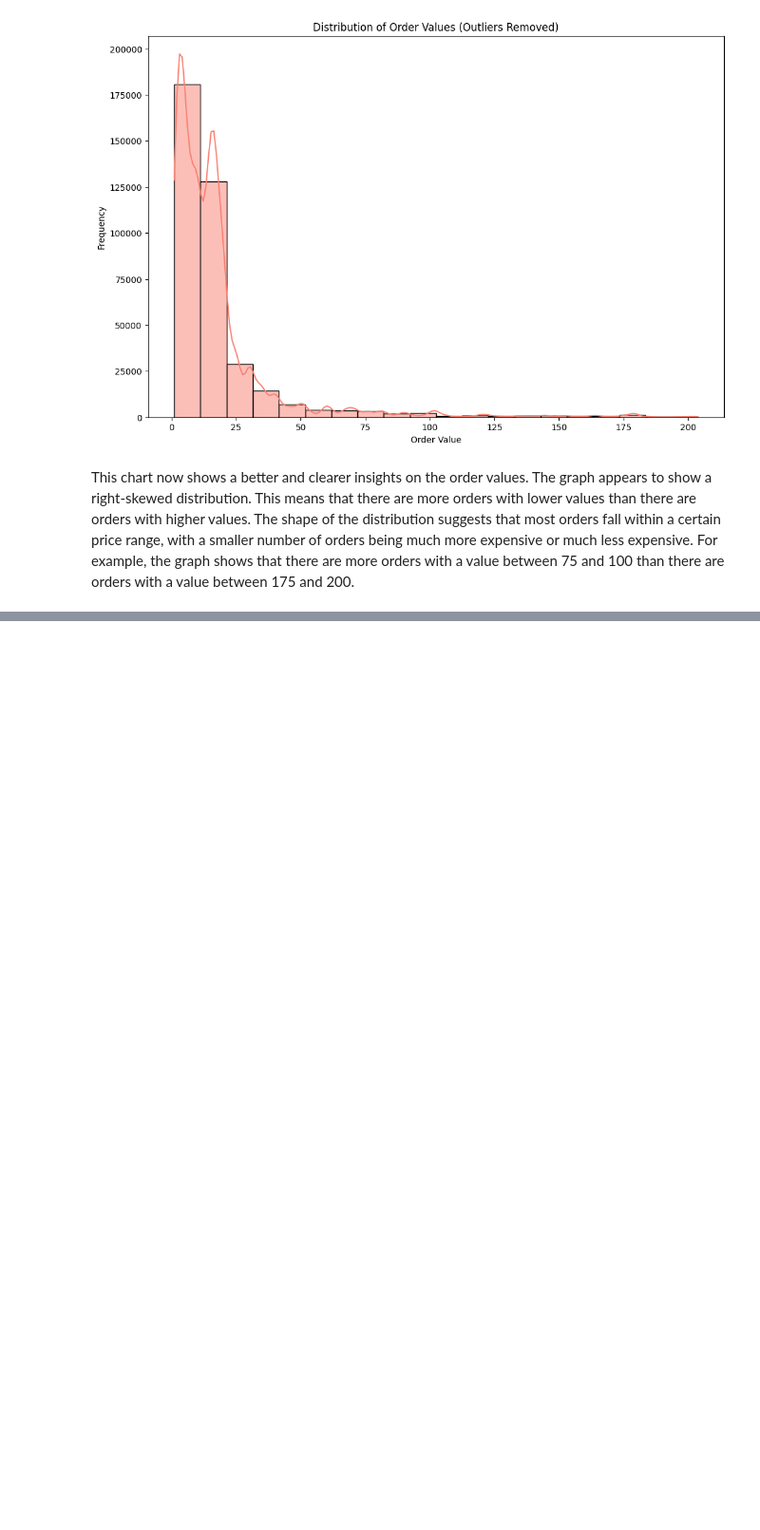
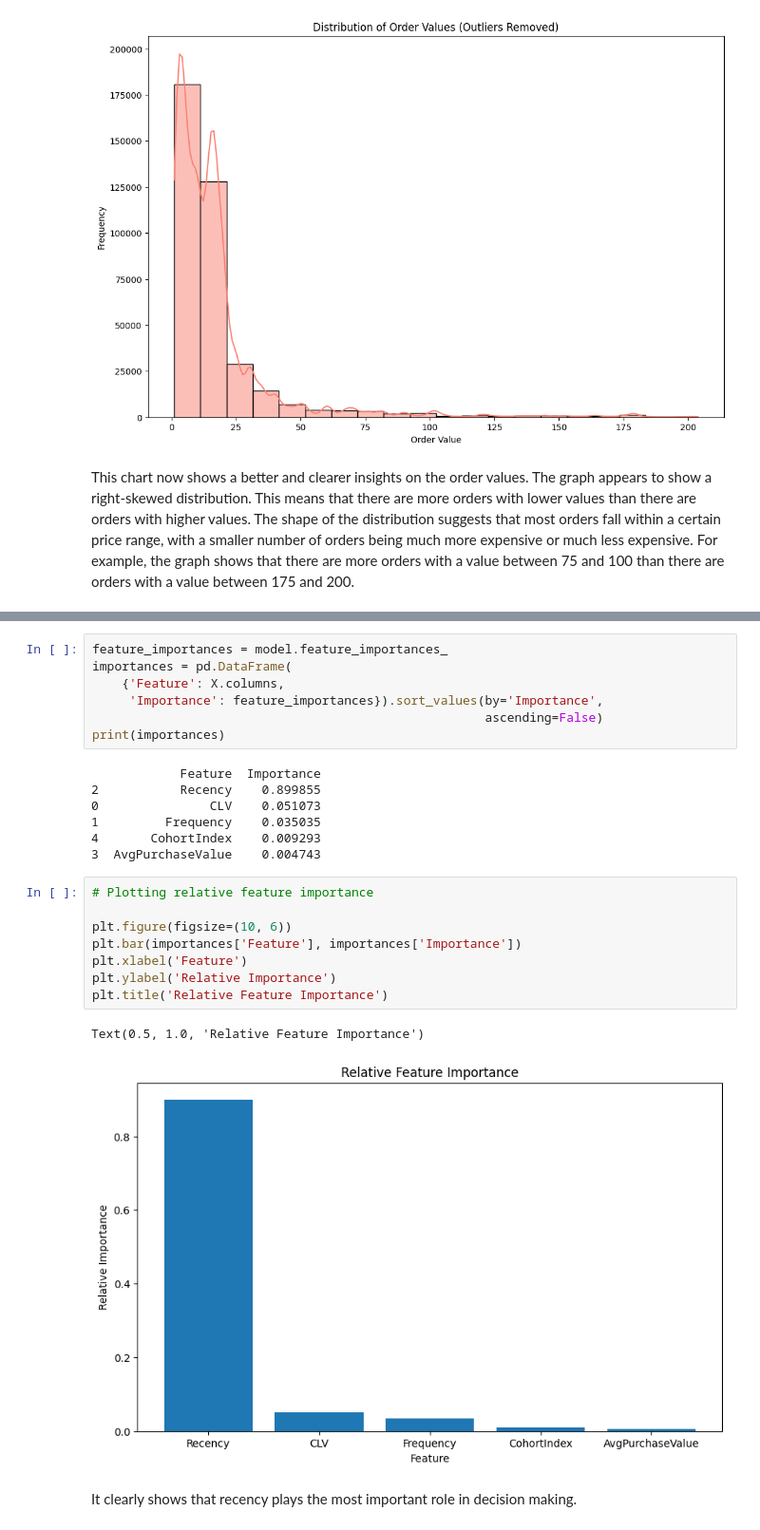
Before and after one commit to arko-saha/Ecommerce-Customer-Analysis, a Jupyter notebook: Customer_Retention_Analytics.ipynb, the cells around one changed output, grey strips where cells are left out. Shown at 95% size. Cells and saved outputs as stored; diff of their text form; blank space fills up the shorter version.

```diff
--- a/Customer_Retention_Analytics.ipynb
+++ b/Customer_Retention_Analytics.ipynb
@@ -500,0 +730,27 @@ This chart now shows a better and clearer insights on the order values. The grap
+# %%
+feature_importances = model.feature_importances_
+importances = pd.DataFrame(
+    {'Feature': X.columns,
+     'Importance': feature_importances}).sort_values(by='Importance',
+                                                     ascending=False)
+print(importances)
+# %% [output]
+            Feature  Importance
+2           Recency    0.899855
+0               CLV    0.051073
+1         Frequency    0.035035
+4       CohortIndex    0.009293
+3  AvgPurchaseValue    0.004743
+# %%
+# Plotting relative feature importance
+
+plt.figure(figsize=(10, 6))
+plt.bar(importances['Feature'], importances['Importance'])
+plt.xlabel('Feature')
+plt.ylabel('Relative Importance')
+plt.title('Relative Feature Importance')
+# %% [output]
+Text(0.5, 1.0, 'Relative Feature Importance')
+[figure, added]
+# %% [markdown]
+It clearly shows that recency plays the most important role in decision making.
```
Also changed, not shown: parts of 16 cells of this notebook.
